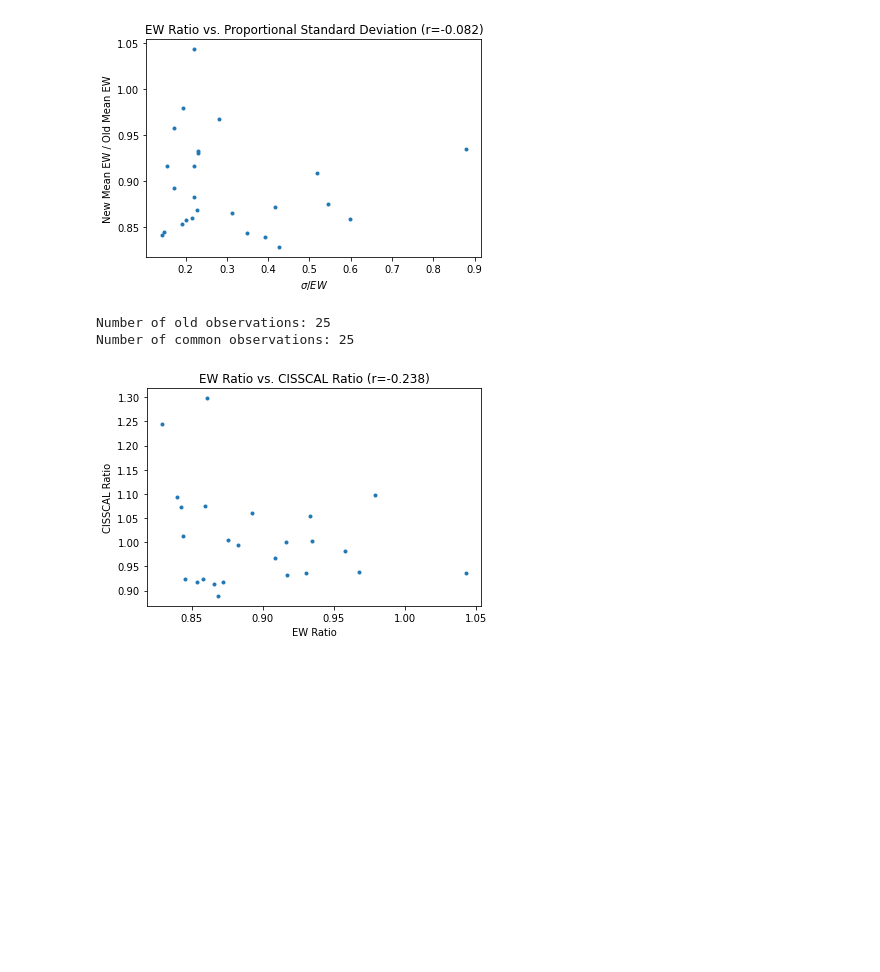
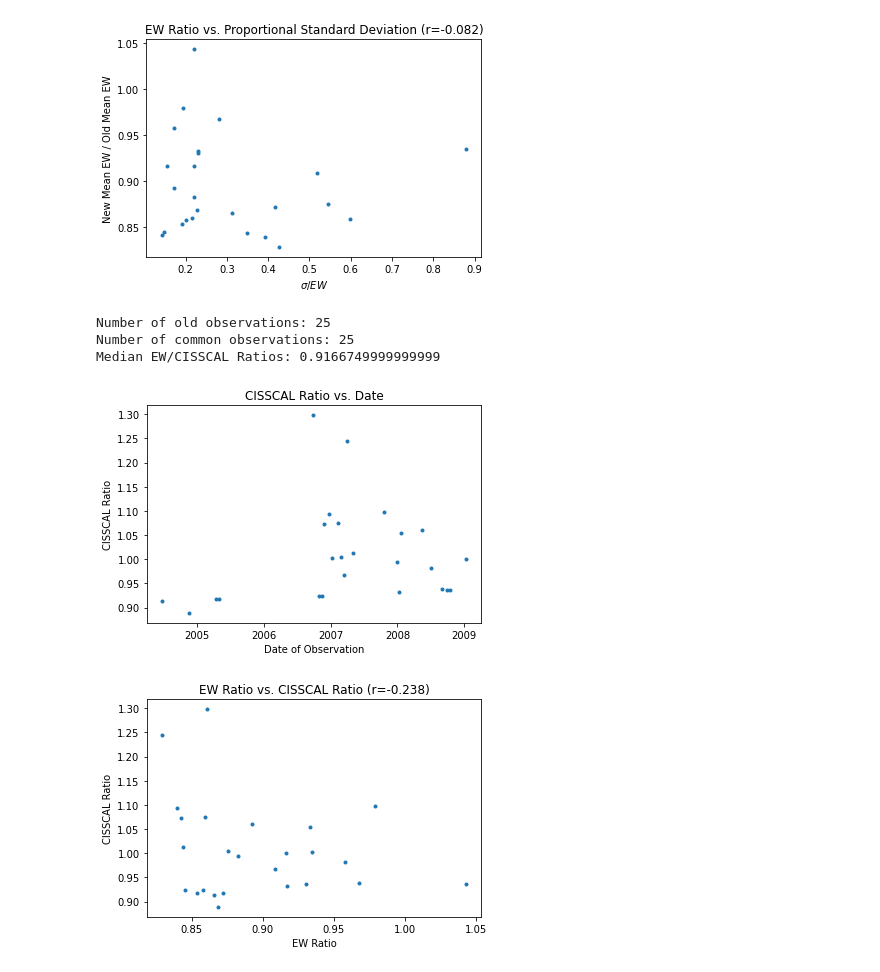
Before and after one commit to rfrenchseti/f-ring, a Jupyter notebook: notebooks/analyze_cisscal_calibration.ipynb, the cells around one changed output. Drawn from its saved outputs; the diff is of its cells as text; code cells hidden in the pictures; blank space fills up the shorter version.

```diff
--- a/notebooks/analyze_cisscal_calibration.ipynb
+++ b/notebooks/analyze_cisscal_calibration.ipynb
@@ -156,9 +156,18 @@ crdata = pd.DataFrame({'CISSCAL Ratio': cr_ratio},
 commondata = commondata.join(crdata, on='Observation', how='inner', rsuffix='_old')
 print('Number of old observations:', len(cr_obsname))
 print('Number of common observations:', len(commondata))
+print('Median EW/CISSCAL Ratios:', (commondata['EW Ratio']/commondata['CISSCAL Ratio']).median())
 # %% [output]
 Number of old observations: 25
 Number of common observations: 25
+Median EW/CISSCAL Ratios: 0.9166749999999999
+# %%
+plt.plot(commondata['Date'], commondata['CISSCAL Ratio'], '.')
+plt.xlabel('Date of Observation')
+plt.ylabel('CISSCAL Ratio')
+_=plt.title('CISSCAL Ratio vs. Date')
+# %% [output]
+[figure, added]
 # %%
 plt.plot(commondata['EW Ratio'], commondata['CISSCAL Ratio'], '.')
 plt.xlabel('EW Ratio')
```
Also changed, not shown: parts of 3 cells of this notebook, 10 other files.
